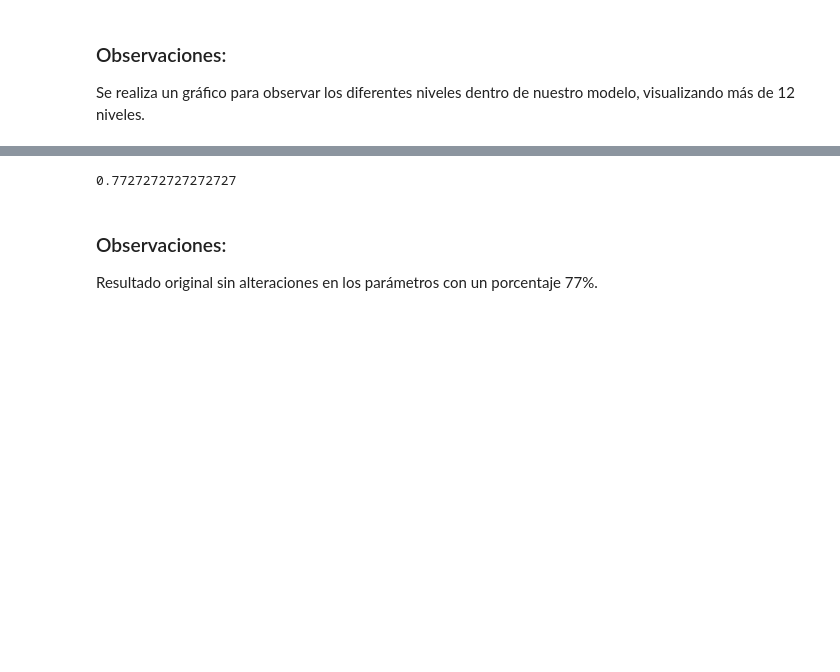
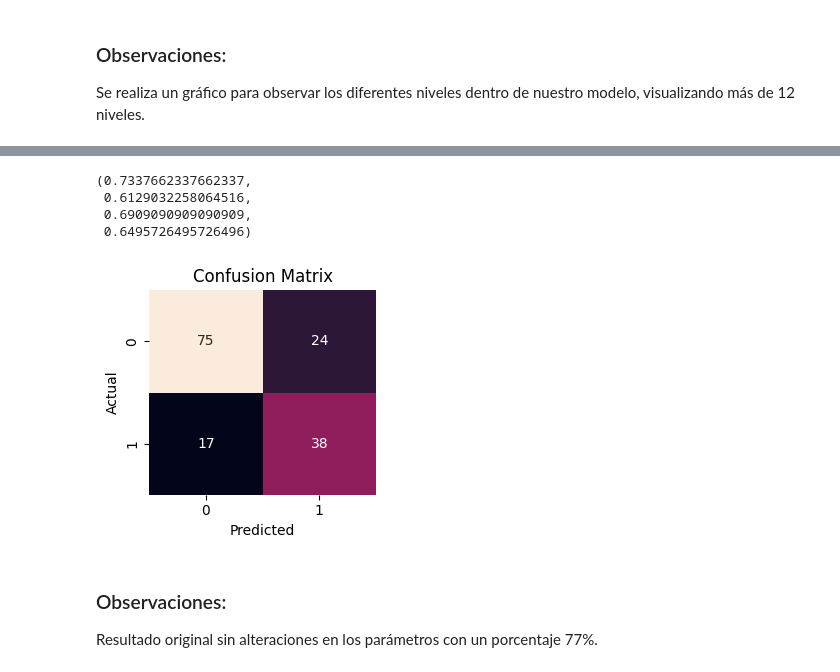
Before and after one commit to Antonio27M/ML-web-app-using-Streamlit, a Jupyter notebook: src/05-random-forest-diabetes.ipynb, the cells around one changed output, grey strips where cells are left out. Drawn from its saved outputs; the diff is of its cells as text; code cells hidden in the pictures; blank space fills up the shorter version.

Commit message:
actualizacion revisiones de proyectos 4,5,6

```diff
--- a/src/05-random-forest-diabetes.ipynb
+++ b/src/05-random-forest-diabetes.ipynb
@@ -79,7 +80,23 @@ array([0, 0, 0, 0, 0, 0, 0, 0, 0, 1, 0, 1, 1, 1, 0, 0, 0, 0, 1, 0, 1, 0,
 # %%
-accuracy_score(y_test, y_pred)
+accuracy_score(y_test, y_pred), precision_score(y_test, y_pred), recall_score(y_test, y_pred), f1_score(y_test, y_pred)
 # %% [output]
-0.7727272727272727
+(0.7337662337662337,
+ 0.6129032258064516,
+ 0.6909090909090909,
+ 0.6495726495726496)
+# %%
+df_confusion = confusion_matrix(y_test, y_pred)
+df_cm = pd.DataFrame(df_confusion)
+plt.figure(figsize=(3, 3))
+sns.heatmap(df_cm, annot=True, fmt="d", cbar=False)
+plt.xlabel('Predicted')
+plt.ylabel('Actual')
+plt.title('Confusion Matrix')
+
+plt.tight_layout()
+plt.show()
+# %% [output]
+[figure, added]
 # %% [markdown]
 ### Observaciones:
 
```
Also changed, not shown: parts of 22 cells of this notebook, 9 other files.
